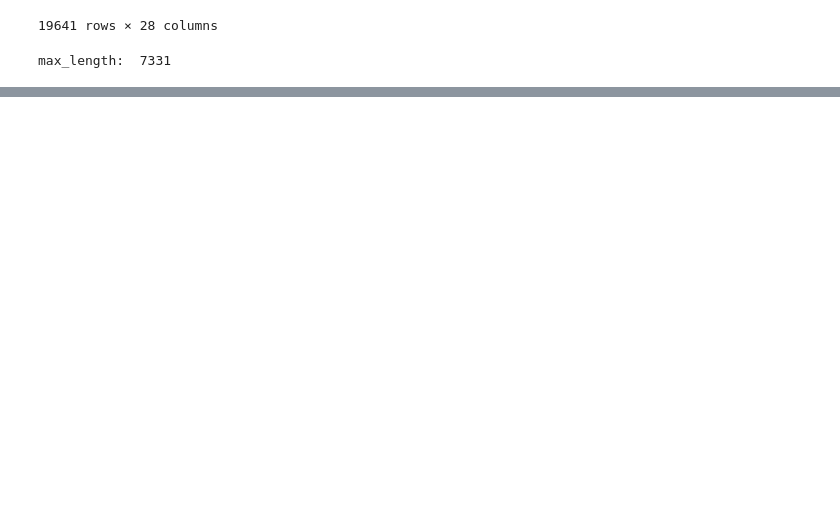
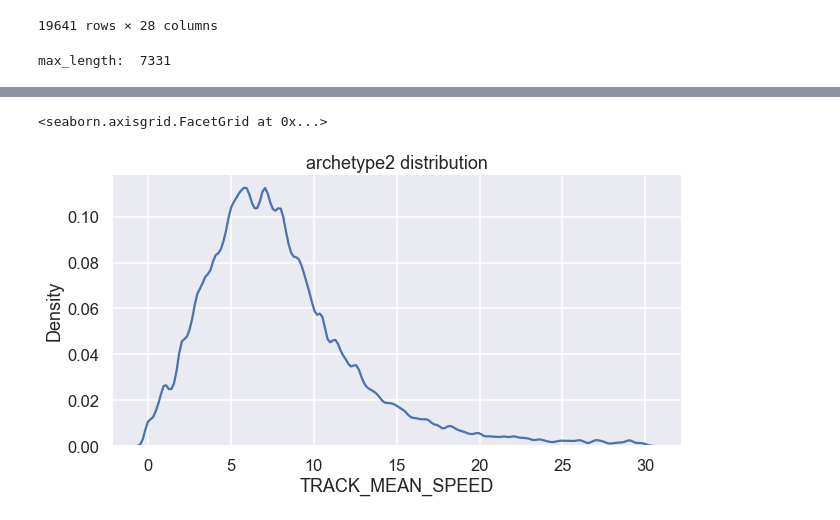
Before and after one commit to jlifferth/HCC_analysis, a Jupyter notebook: distribution/cell_line_comparison/bootstrap/all_cell_lines_ks_test.ipynb, the cells around one changed output, grey strips where cells are left out. Drawn from its saved outputs; the diff is of its cells as text; code cells hidden in the pictures; blank space fills up the shorter version.

```diff
--- a/distribution/cell_line_comparison/bootstrap/all_cell_lines_ks_test.ipynb
+++ b/distribution/cell_line_comparison/bootstrap/all_cell_lines_ks_test.ipynb
@@ -142,0 +173,5 @@ max_length:  7331
+# %%
+archetype2_df = df[df.cell_line.isin(archetype2_list)]
+archetype2_df = archetype2_df.reset_index(drop=True)
+archetype2_df['archetype'] = 2
+archetype2_df
@@ -142,0 +192,6 @@ max_length:  7331
+# %%
+sns.displot(archetype2_df['TRACK_MEAN_SPEED'], kind="kde", bw_adjust=.3,
+            height=5, aspect=15/8).set(title='archetype2 distribution')
+# %% [output]
+<seaborn.axisgrid.FacetGrid at 0x...>
+[figure, added]
```
Also changed, not shown: parts of 12 cells of this notebook, 42 other files.
